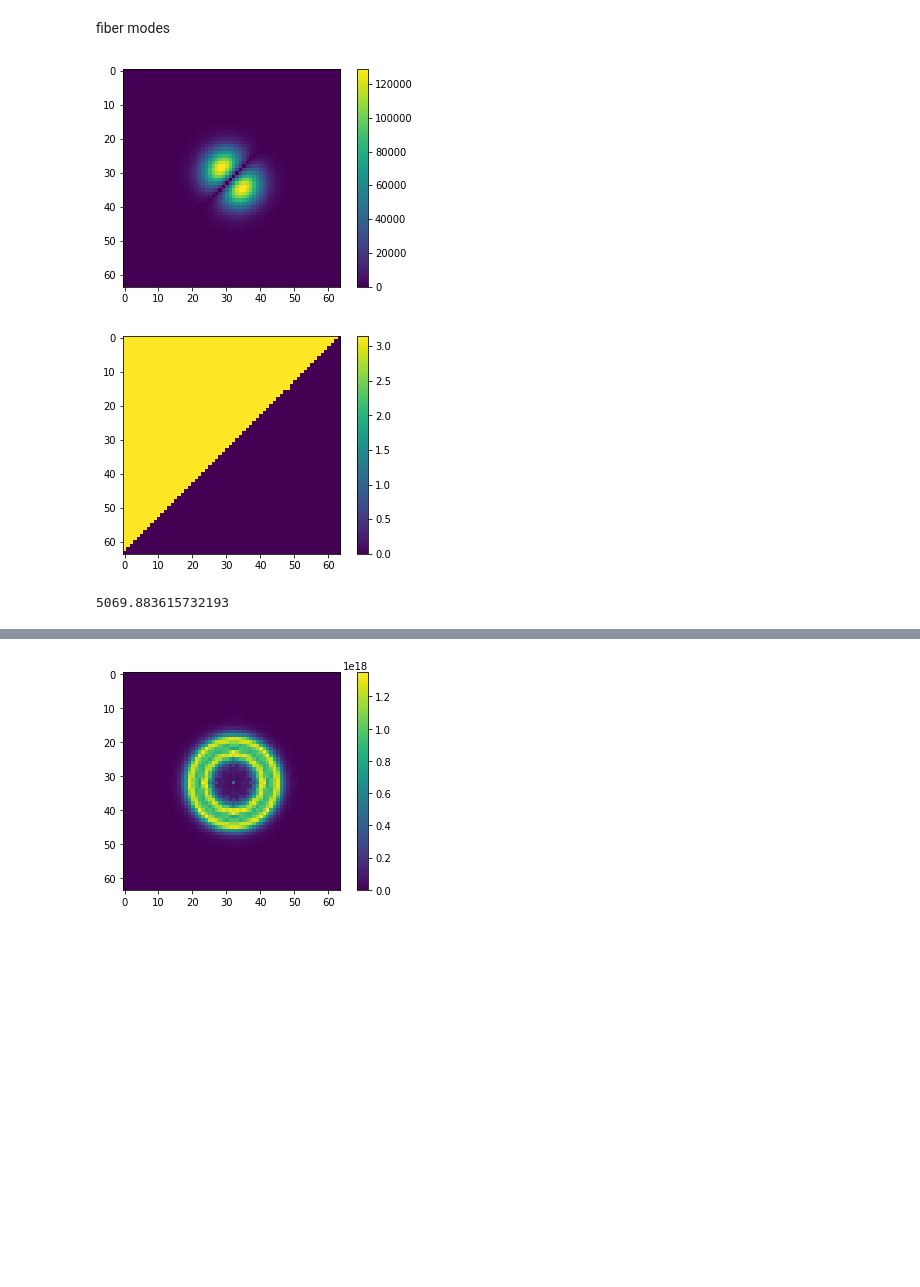
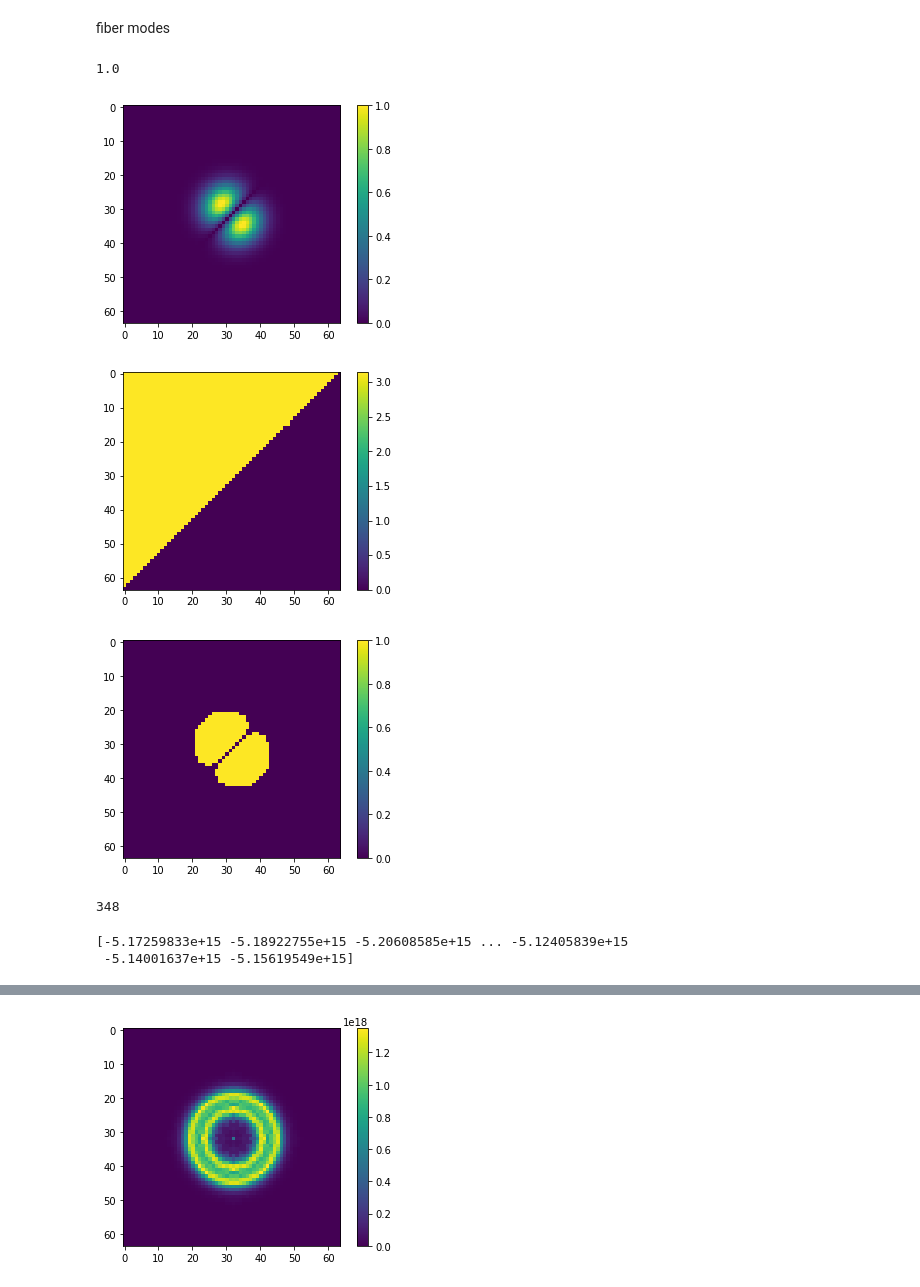
Before and after one commit to ugurtegin/MMF_RNN_Reuse, a Jupyter notebook: BPM Notebooks/GRIN_BPM_Modes.ipynb, the cells around one changed output, grey strips where cells are left out. Cells and saved outputs as stored; diff of their text form; code cells hidden in the pictures; blank space fills up the shorter version.

```diff
--- a/BPM Notebooks/GRIN_BPM_Modes.ipynb
+++ b/BPM Notebooks/GRIN_BPM_Modes.ipynb
@@ -56,40 +56,55 @@ def modes(m,l):
   p=l-1   # l-1 of LP_ml
   m=m   # m of LP_ml
 
   Apm=np.sqrt(np.math.factorial(p)/np.pi/np.math.factorial(p+np.abs(m)))
 
   c = 299792458               # [m/s]
   n0 = 1.45                   # Refractive index of medium (1.44 for 1550 nm, 1.45 for 1030 nm)
   lambda_c = 1030e-9          # Central wavelength of the input pulse in [m]
   R = 25e-6                   # fiber radius
   w=2*cp.pi*c/lambda_c        # [Hz]
   k0 = w*n0/c
   delta = 0.01                #
 
   N_2 = 0.5*(R**2)*(k0**2)*(n0**2)*delta
   ro_0= R/(4*N_2)**0.25
 
   Epm=Apm*(np.sqrt(x1**2+y1**2)**np.abs(m))/(ro_0**(1+np.abs(m)))*np.exp(-(x1**2+y1**2)/2/ro_0**2)*special.eval_genlaguerre(p,np.abs(m),(x1**2+y1**2)/ro_0**2,out=None)
 
   Epm_=np.multiply(Epm,(np.cos(m*np.arctan2(y1,x1))+np.sin(m*np.arctan2(y1,x1))))
-  return Epm_
+  return cp.asarray(Epm_/np.max(np.abs(Epm_))) #cp_super_gauss2d =cp.asarray(z)
+  #cp_Epm=cp.asarray(Epm_/np.max(np.abs(Epm_)))
+  #return
 
 
 FF=modes(1,1)
+print(cp.max(cp.abs(FF)))
 
-FFabs=np.abs(FF)
-FFangle=np.angle(FF)
+FFabs=cp.abs(FF)
+FFangle=cp.angle(FF)
 
-plt.imshow(FFabs)
+plt.imshow(FFabs.get())
 plt.colorbar()
 plt.show()
 
-plt.imshow(FFangle)
+plt.imshow(FFangle.get())
 plt.colorbar()
 plt.show()
+
+FFtresh=(FFabs>0.1)
+
+plt.imshow(FFtresh.get())
+plt.colorbar()
+plt.show()
+
+area=cp.sum(FFtresh)
+print(area)
 # %% [output]
+1.0
-[figure, old version]
+[figure, new version]
 [figure]
+[figure, added]
+348
 # %%
 tt = time.time()
 c = 299792458 # [m/s]
@@ -151,22 +166,31 @@ DFR = cp.exp(D*dz/2)
 ## INPUT
 flength = s_imgper*10
 fstep = flength/dz
-x_fwhm = 22e-6
+x_fwhm = 1
 #x_fwhm=cp.linspace(22e-6, 24e-6, num=32) # 20 24, 20 23,,,  22fix
 #x_fwhm_small = 18e-6
-x_fwhm_small=cp.linspace(8e-6, 18e-6, num=1000)  # 12 16, 15 18,,, 5 to 15   8to18
+#x_fwhm_small=cp.linspace(8e-6, 18e-6, num=1000)  # 12 16, 15 18,,, 5 to 15   8to18
 p_don=20
 t_fwhm = 100e-15
-Ppeak = 35e6 #270*50e3 # W 180
+Ppeak = 30000e6 #270*50e3 # W 180
 #Ppeak = cp.linspace(3e6, 30e6, num=1000)
 data_s=np.zeros((480,64,64))
+data_t=np.zeros((480,1024))
 
 #for musti in range(1000):
 #for ulas in range(1):
-for ulas2 in range(1000):
+for ulas2 in range(1):
   #A = cp.sqrt(Ppeak/(cp.pi*(x_fwhm**2-x_fwhm_small[ulas2]**2)))*cp.exp( - (((X**2)/(2*(x_fwhm/2.35482)**2)+ (Y**2)/(2*(x_fwhm/2.35482)**2))**p_don + (T**2)/(2*(t_fwhm/2.35482)**2)))-cp.sqrt(Ppeak/(cp.pi*(x_fwhm**2-x_fwhm_small[ulas2]**2)))*cp.exp( - (((X**2)/(2*(x_fwhm_small[ulas2]/2.35482)**2)+ (Y**2)/(2*(x_fwhm_small[ulas2]/2.35482)**2))**p_don + (T**2)/(2*(t_fwhm/2.35482)**2)));
-  A = cp.sqrt(Ppeak/(cp.pi*(x_fwhm**2)))*cp.exp( - (((X**2)/(2*(x_fwhm/2.35482)**2)+ (Y**2)/(2*(x_fwhm/2.35482)**2))**p_don + (T**2)/(2*(t_fwhm/2.35482)**2)))-cp.sqrt(Ppeak/(cp.pi*(x_fwhm**2)))*cp.exp( - (((X**2)/(2*(x_fwhm_small[ulas2]/2.35482)**2)+ (Y**2)/(2*(x_fwhm_small[ulas2]/2.35482)**2))**p_don + (T**2)/(2*(t_fwhm/2.35482)**2)));
-
+  #A = cp.sqrt(Ppeak/(cp.pi*(x_fwhm**2)))*cp.exp( - (((X**2)/(2*(x_fwhm/2.35482)**2)+ (Y**2)/(2*(x_fwhm/2.35482)**2))**p_don + (T**2)/(2*(t_fwhm/2.35482)**2)))-cp.sqrt(Ppeak/(cp.pi*(x_fwhm**2)))*cp.exp( - (((X**2)/(2*(x_fwhm_small[ulas2]/2.35482)**2)+ (Y**2)/(2*(x_fwhm_small[ulas2]/2.35482)**2))**p_don + (T**2)/(2*(t_fwhm/2.35482)**2)));
+  A_transverse=modes(1,1)
+  A_tresh=(A_transverse>0.1)
+  area=cp.sum(FFtresh)*xres**2
+  pulse_time=cp.exp(-(T**2)/(2*(t_fwhm/2.35482)**2))
+  A=( pulse_time.transpose() * A_transverse.transpose() ).transpose()
+  A_tr_max =cp.max(cp.squeeze(cp.sum(cp.square(cp.abs(A)),axis=2)))
+  #print(A_tr_max)
+  A=A/cp.sqrt(A_tr_max)*cp.sqrt(Ppeak/area)
+  #A=cp.sqrt(Ppeak/area)*cp.exp( - (((X**2)/(2*(x_fwhm/2.35482)**2)+ (Y**2)/(2*(x_fwhm/2.35482)**2))**p_don*cp.repeat(A_transverse[:,:,cp.newaxis], 1024, axis=2) + (T**2)/(2*(t_fwhm/2.35482)**2)))
   ### MAIN FUNCTION
   Ain = A
   #Asave = cp.zeros((sampesize,64,64,1024), dtype=complex)
@@ -187,17 +211,21 @@ for ulas2 in range(1000):
       Ain =cp.multiply(cp_super_gauss2d,Ein2);
       Ain_cpu=Ain
 
-      Ain_cpu_t=cp.square(cp.abs(Ain_cpu))
+      Ain_cpu=cp.square(cp.abs(Ain_cpu))
 
-      ss =cp.squeeze(cp.sum(Ain_cpu_t,axis=2))
+      ss =cp.squeeze(cp.sum(Ain_cpu,axis=2))
+      tt =cp.sum(cp.squeeze(cp.sum(Ain_cpu,axis=0)),axis=0)
 
       data_s[ugur,:,:]=ss.get()
 
-  sio.savemat('/content/drive/MyDrive/NatMI_MMFwRNN/Data/Donut_9Feb_raw/data_s'+str(ulas2+1)+'.mat', {'data_s':data_s})
+      data_t[ugur,:]=tt.get()
+
+  #sio.savemat('/content/drive/MyDrive/NatMI_MMFwRNN/Data/Donut_9Feb_raw/data_s'+str(ulas2+1)+'.mat', {'data_s':data_s})
 
 
 
 elapsed = time.time() - tt
 print(elapsed)
 # %% [output]
-5069.883615732193
+[-5.17259833e+15 -5.18922755e+15 -5.20608585e+15 ... -5.12405839e+15
+ -5.14001637e+15 -5.15619549e+15]
```
Also changed, not shown: parts of 3 cells of this notebook.
